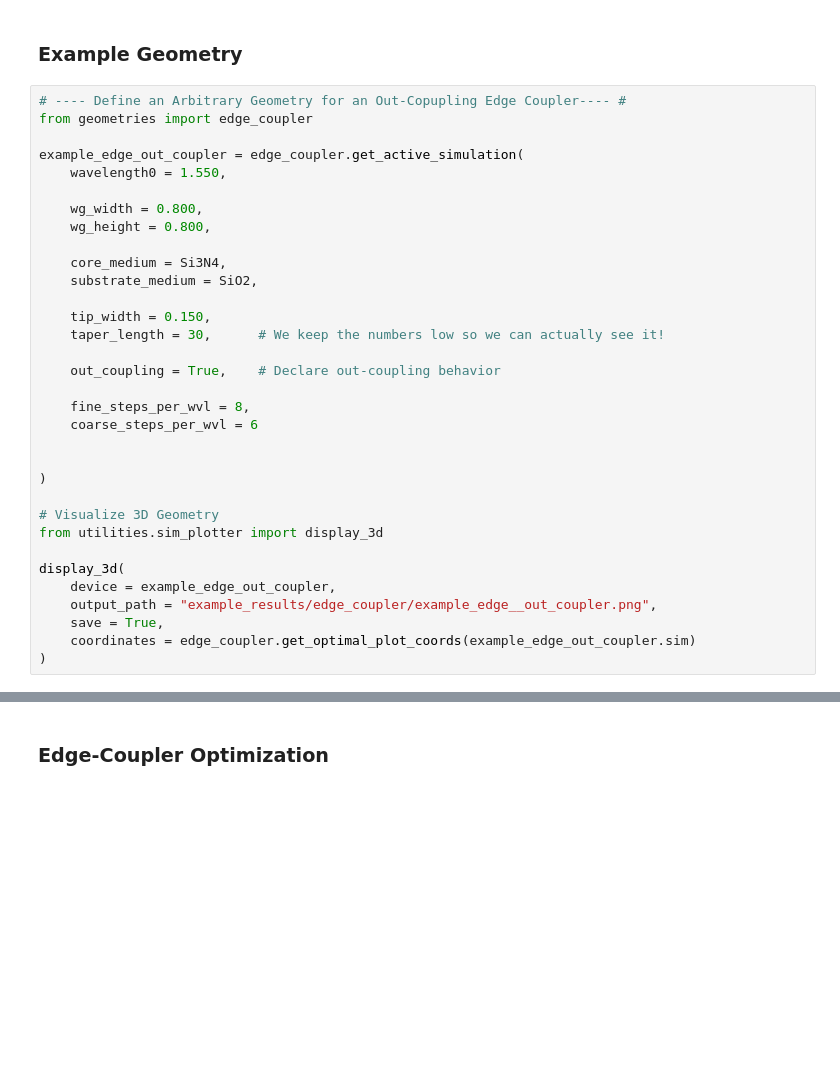
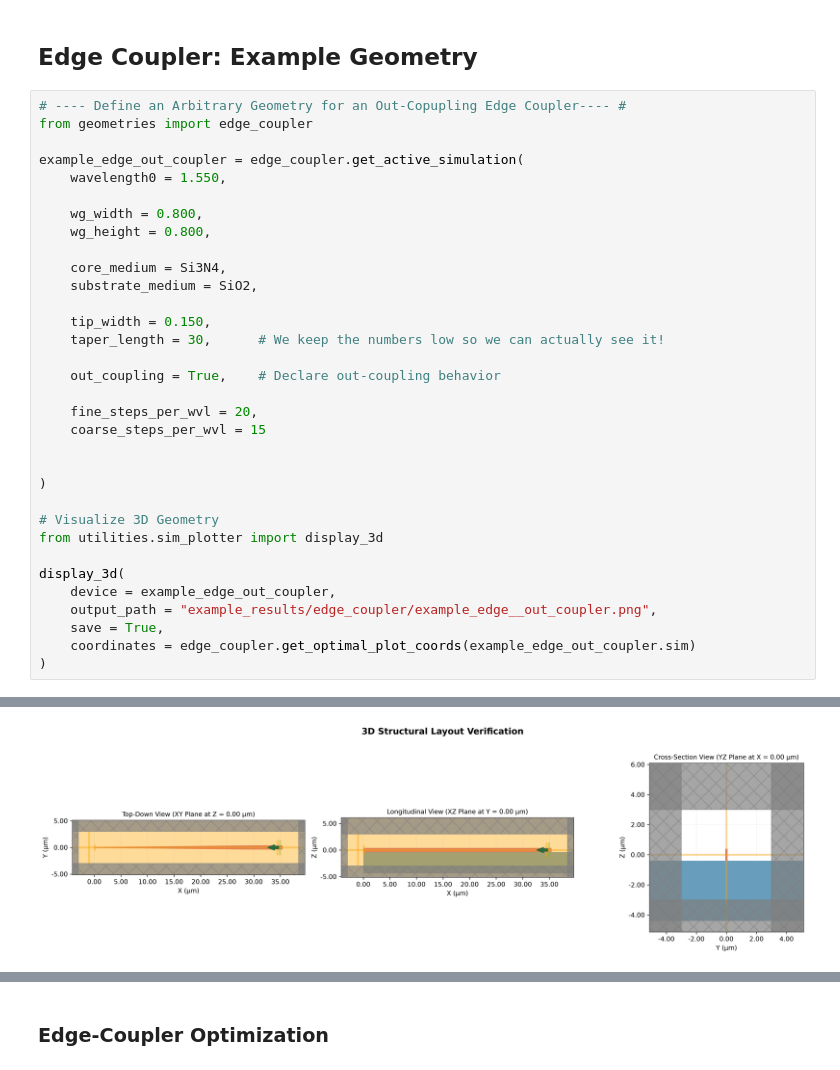
Before and after one commit to loqm/tarang, a Jupyter notebook: edge_coupler_example.ipynb, the cells around one changed output, grey strips where cells are left out. Drawn from its saved outputs; the diff is of its cells as text; blank space fills up the shorter version.

Commit message:
Updated the edge coupler example file

```diff
--- a/edge_coupler_example.ipynb
+++ b/edge_coupler_example.ipynb
@@ -23,5 +29,5 @@ SiO2 = get_medium(
 # %% [markdown]
-### Example Geometry
+## Edge Coupler: Example Geometry
 # %%
 # ---- Define an Arbitrary Geometry for an Out-Copupling Edge Coupler---- #
 from geometries import edge_coupler
@@ -40,8 +46,8 @@ example_edge_out_coupler = edge_coupler.get_active_simulation(
 
     out_coupling = True,    # Declare out-coupling behavior
 
-    fine_steps_per_wvl = 8,
-    coarse_steps_per_wvl = 6
+    fine_steps_per_wvl = 20,
+    coarse_steps_per_wvl = 15
 
 
 )
@@ -60,3 +69,4 @@ ImportError: cannot import name 'get_active_simulation' from partially initializ
+[figure, added]
 # %%
 # ---- Define an Arbitrary Geometry for an In-Copupling Edge Coupler---- #
 from geometries import edge_coupler
```
Also changed, not shown: parts of 10 cells of this notebook.
